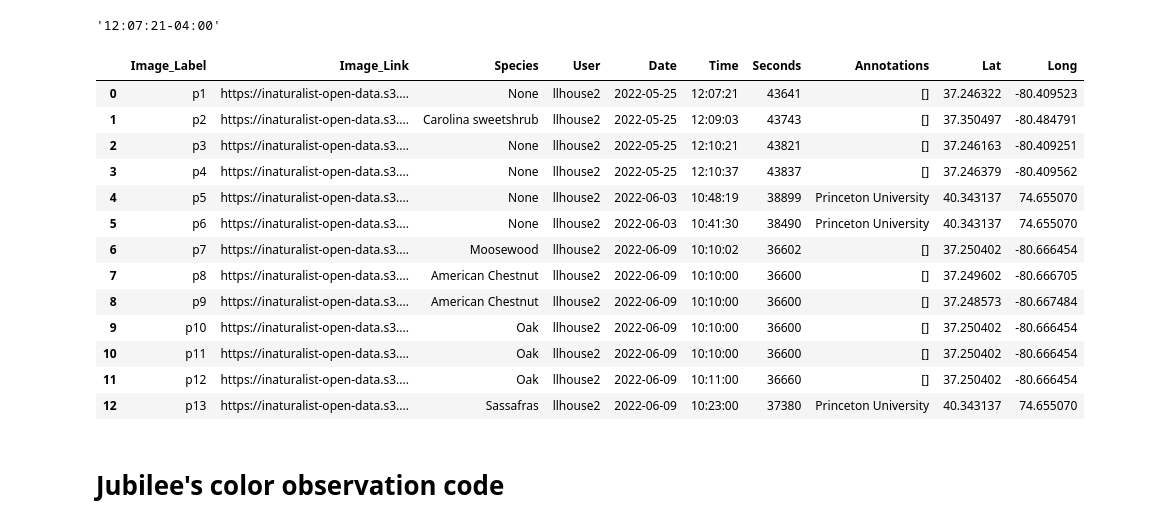
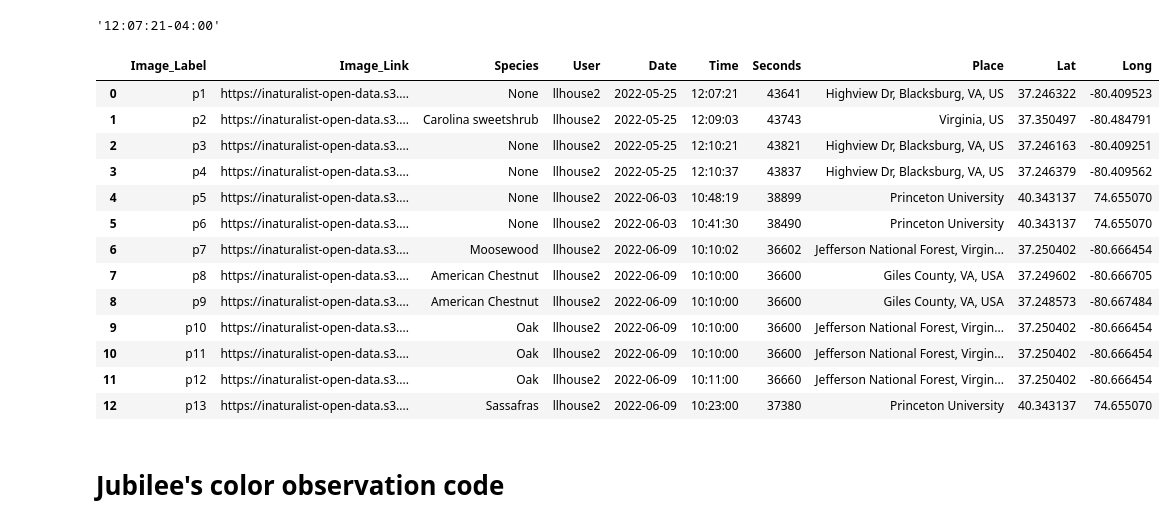
Before and after one commit to JiayueLin-CS/Quest_Project_2022, a Jupyter notebook: Quest_Project_2022.ipynb, the cells around one changed output. Saved outputs shown, nothing was run; the diff lists cells and outputs as text; code cells hidden in the pictures.

Commit message:
Reorder columns and add place feature

```diff
--- a/Quest_Project_2022.ipynb
+++ b/Quest_Project_2022.ipynb
@@ -42,7 +42,9 @@ df_user_login = []
 # df_pos_acc = []
 # df_pub_pos_acc = []
 # Store annotations
-df_annotations = []
+# df_annotations = []
+# Store place guess
+df_place = []
 
 for obs in observations['results']:
     # From dict to dataframe
@@ -63,12 +65,20 @@ for obs in observations['results']:
         lat = '             40.343137'
         lon = '             74.655070'
     # Get annotations
-    if obs.get('annotations') is not None and lat == '             40.343137' and lon == '             74.655070':
-        anno = 'Princeton University'
-    else:
-        anno = obs.get('annotations')
+    # if obs.get('annotations') is not None:
+    #     anno = obs.get('annotations')
+    # else:
+    #     anno = 'Princeton University'
+    # anno = obs.get('annotations')
         # pos_acc = 'None'
         # pub_pos_acc = 'None'
+
+    # Get place guess
+    if obs.get('place_guess') is not None and lat != '             40.343137' and lon != '             74.655070':
+        place_guess = obs.get('place_guess')
+    else:
+        place_guess = 'Princeton University'
+
     # Get site url
     if obs.get('uri') is not None:
         site_url = obs.get('uri')
@@ -94,7 +104,8 @@ for obs in observations['results']:
     df_user_login.append(user_login)
     # df_pos_acc.append(pos_acc)
     # df_pub_pos_acc.append(pub_pos_acc)
-    df_annotations.append(anno)
+    # df_annotations.append(anno)
+    df_place.append(place_guess)
 
 # Concatenate all dataframes
 iNatStruct = pd.concat(df_list)
@@ -108,7 +119,8 @@ iNatStruct['site_url'] = df_site_url
 iNatStruct['User'] = df_user_login
 # iNatStruct['positional_accuracy'] = df_pos_acc
 # iNatStruct['public_positional_accuracy'] = df_pub_pos_acc
-iNatStruct['annotations'] = df_annotations
+# iNatStruct['annotations'] = df_annotations
+iNatStruct['place_guess'] = df_place
 
 # Replace image size from 'square' to 'medium' and 'large'
 iNatStruct['Image_Link'] = iNatStruct['square_image_url'].replace('square', 'medium', regex=True)
@@ -119,4 +131,4 @@ iNatStruct = iNatStruct.reset_index()
 # iNatStruct = iNatStruct.drop(['index'], axis=1)
 
 # iNatStruct
-# observations['results']
+observations['results']
@@ -186,36 +216,36 @@ iNatStruct['Seconds'] = iNatStruct.observed_time.map(lambda t: timeToSec(t))
 # %%
 # Rename columns
 iNatStruct.rename(columns = {'species_guess':'Species', 'observed_date':'Date', 'observed_time':'Time',
-                             'annotations':'Annotations', 'latitude':'Lat', 'longitude':'Long'}, inplace = True)
+                             'place_guess':'Place', 'latitude':'Lat', 'longitude':'Long'}, inplace = True)
 
 # The structured dataframe is now ready
-iNatStruct = iNatStruct[["Image_Link", "Species", "User", "Date", "Time", "Seconds", "Annotations", "Lat", "Long"]]
+iNatStruct = iNatStruct[["Image_Link", "Species", "User", "Date", "Time", "Seconds", "Place", "Lat", "Long"]]
 
 # Sort DataFrame by date and time
 iNatStruct = iNatStruct.sort_values(['Date', 'Time'], ascending = [True, True])
 
 # Add p_ column
 p_lab = ['p'+str(s+1) for s in iNatStruct.index]
 iNatStruct.insert(0, "Image_Label", p_lab)
 
 # Sort DataFrame by Image_Label
 iNatStruct = iNatStruct.sort_values('Image_Label', key=lambda x: x.str.extract('(\d+)').squeeze().astype(int))
 
 iNatStruct
 # %% [output]
-|  | Image_Label | Image_Link | Species | User | Date | Time | Seconds | Annotations | Lat | Long |
-| 0 | p1 | https://inaturalist-open-data.s3.... | None | llhouse2 | 2022-05-25 | 12:07:21 | 43641 | [] | 37.246322 | -80.409523 |
-| 1 | p2 | https://inaturalist-open-data.s3.... | Carolina sweetshrub | llhouse2 | 2022-05-25 | 12:09:03 | 43743 | [] | 37.350497 | -80.484791 |
-| 2 | p3 | https://inaturalist-open-data.s3.... | None | llhouse2 | 2022-05-25 | 12:10:21 | 43821 | [] | 37.246163 | -80.409251 |
-| 3 | p4 | https://inaturalist-open-data.s3.... | None | llhouse2 | 2022-05-25 | 12:10:37 | 43837 | [] | 37.246379 | -80.409562 |
+|  | Image_Label | Image_Link | Species | User | Date | Time | Seconds | Place | Lat | Long |
+| 0 | p1 | https://inaturalist-open-data.s3.... | None | llhouse2 | 2022-05-25 | 12:07:21 | 43641 | Highview Dr, Blacksburg, VA, US | 37.246322 | -80.409523 |
+| 1 | p2 | https://inaturalist-open-data.s3.... | Carolina sweetshrub | llhouse2 | 2022-05-25 | 12:09:03 | 43743 | Virginia, US | 37.350497 | -80.484791 |
+| 2 | p3 | https://inaturalist-open-data.s3.... | None | llhouse2 | 2022-05-25 | 12:10:21 | 43821 | Highview Dr, Blacksburg, VA, US | 37.246163 | -80.409251 |
+| 3 | p4 | https://inaturalist-open-data.s3.... | None | llhouse2 | 2022-05-25 | 12:10:37 | 43837 | Highview Dr, Blacksburg, VA, US | 37.246379 | -80.409562 |
 | 4 | p5 | https://inaturalist-open-data.s3.... | None | llhouse2 | 2022-06-03 | 10:48:19 | 38899 | Princeton University | 40.343137 | 74.655070 |
 | 5 | p6 | https://inaturalist-open-data.s3.... | None | llhouse2 | 2022-06-03 | 10:41:30 | 38490 | Princeton University | 40.343137 | 74.655070 |
-| 6 | p7 | https://inaturalist-open-data.s3.... | Moosewood | llhouse2 | 2022-06-09 | 10:10:02 | 36602 | [] | 37.250402 | -80.666454 |
-| 7 | p8 | https://inaturalist-open-data.s3.... | American Chestnut | llhouse2 | 2022-06-09 | 10:10:00 | 36600 | [] | 37.249602 | -80.666705 |
-| 8 | p9 | https://inaturalist-open-data.s3.... | American Chestnut | llhouse2 | 2022-06-09 | 10:10:00 | 36600 | [] | 37.248573 | -80.667484 |
-| 9 | p10 | https://inaturalist-open-data.s3.... | Oak | llhouse2 | 2022-06-09 | 10:10:00 | 36600 | [] | 37.250402 | -80.666454 |
-| 10 | p11 | https://inaturalist-open-data.s3.... | Oak | llhouse2 | 2022-06-09 | 10:10:00 | 36600 | [] | 37.250402 | -80.666454 |
-| 11 | p12 | https://inaturalist-open-data.s3.... | Oak | llhouse2 | 2022-06-09 | 10:11:00 | 36660 | [] | 37.250402 | -80.666454 |
+| 6 | p7 | https://inaturalist-open-data.s3.... | Moosewood | llhouse2 | 2022-06-09 | 10:10:02 | 36602 | Jefferson National Forest, Virgin... | 37.250402 | -80.666454 |
+| 7 | p8 | https://inaturalist-open-data.s3.... | American Chestnut | llhouse2 | 2022-06-09 | 10:10:00 | 36600 | Giles County, VA, USA | 37.249602 | -80.666705 |
+| 8 | p9 | https://inaturalist-open-data.s3.... | American Chestnut | llhouse2 | 2022-06-09 | 10:10:00 | 36600 | Giles County, VA, USA | 37.248573 | -80.667484 |
+| 9 | p10 | https://inaturalist-open-data.s3.... | Oak | llhouse2 | 2022-06-09 | 10:10:00 | 36600 | Jefferson National Forest, Virgin... | 37.250402 | -80.666454 |
+| 10 | p11 | https://inaturalist-open-data.s3.... | Oak | llhouse2 | 2022-06-09 | 10:10:00 | 36600 | Jefferson National Forest, Virgin... | 37.250402 | -80.666454 |
+| 11 | p12 | https://inaturalist-open-data.s3.... | Oak | llhouse2 | 2022-06-09 | 10:11:00 | 36660 | Jefferson National Forest, Virgin... | 37.250402 | -80.666454 |
 | 12 | p13 | https://inaturalist-open-data.s3.... | Sassafras | llhouse2 | 2022-06-09 | 10:23:00 | 37380 | Princeton University | 40.343137 | 74.655070 |
 # %% [markdown]
 # Jubilee's color observation code
```
Also changed, not shown: parts of 7 cells of this notebook, 2 other files.
